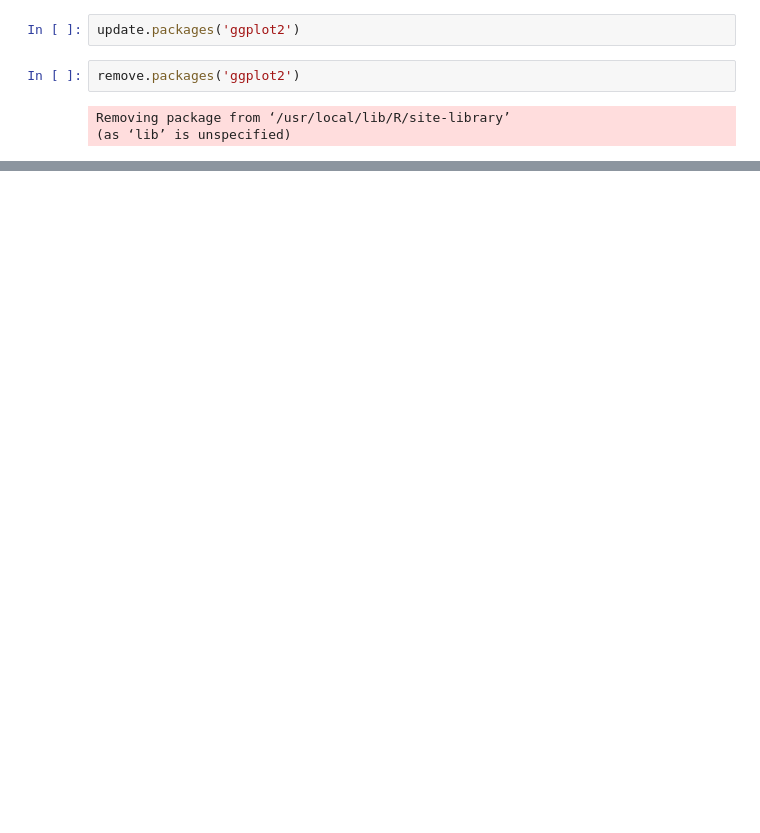
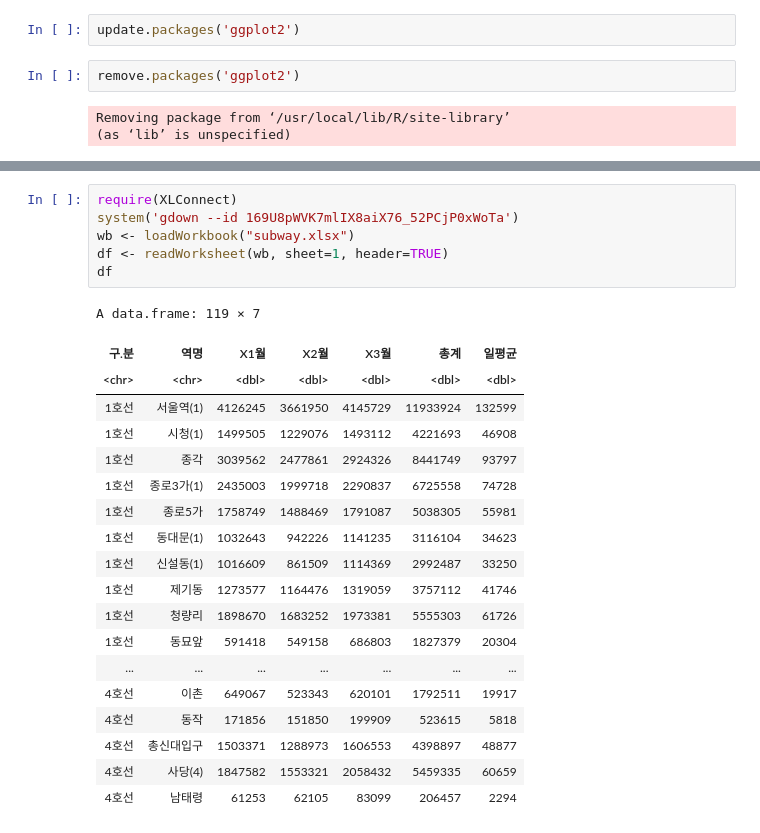
Before and after one commit to yoonyoung27/public_big_data_analysis, a Jupyter notebook: R.ipynb, the cells around one changed output, grey strips where cells are left out. Cells and saved outputs as stored; diff of their text form; blank space fills up the shorter version.

```diff
--- a/R.ipynb
+++ b/R.ipynb
@@ -1129,0 +1203,26 @@ Removing package from ‘/usr/local/lib/R/site-library’
+# %%
+require(XLConnect)
+system('gdown --id 169U8pWVK7mlIX8aiX76_52PCjP0xWoTa')
+wb <- loadWorkbook("subway.xlsx")
+df <- readWorksheet(wb, sheet=1, header=TRUE)
+df
+# %% [output]
+A data.frame: 119 × 7
+| 구.분 | 역명 | X1월 | X2월 | X3월 | 총계 | 일평균 |
+| <chr> | <chr> | <dbl> | <dbl> | <dbl> | <dbl> | <dbl> |
+| 1호선 | 서울역(1) | 4126245 | 3661950 | 4145729 | 11933924 | 132599 |
+| 1호선 | 시청(1) | 1499505 | 1229076 | 1493112 | 4221693 | 46908 |
+| 1호선 | 종각 | 3039562 | 2477861 | 2924326 | 8441749 | 93797 |
+| 1호선 | 종로3가(1) | 2435003 | 1999718 | 2290837 | 6725558 | 74728 |
+| 1호선 | 종로5가 | 1758749 | 1488469 | 1791087 | 5038305 | 55981 |
+| 1호선 | 동대문(1) | 1032643 | 942226 | 1141235 | 3116104 | 34623 |
+| 1호선 | 신설동(1) | 1016609 | 861509 | 1114369 | 2992487 | 33250 |
+| 1호선 | 제기동 | 1273577 | 1164476 | 1319059 | 3757112 | 41746 |
+| 1호선 | 청량리 | 1898670 | 1683252 | 1973381 | 5555303 | 61726 |
+| 1호선 | 동묘앞 | 591418 | 549158 | 686803 | 1827379 | 20304 |
+| ... | ... | ... | ... | ... | ... | ... |
+| 4호선 | 이촌 | 649067 | 523343 | 620101 | 1792511 | 19917 |
+| 4호선 | 동작 | 171856 | 151850 | 199909 | 523615 | 5818 |
+| 4호선 | 총신대입구 | 1503371 | 1288973 | 1606553 | 4398897 | 48877 |
+| 4호선 | 사당(4) | 1847582 | 1553321 | 2058432 | 5459335 | 60659 |
+| 4호선 | 남태령 | 61253 | 62105 | 83099 | 206457 | 2294 |
```
Also changed, not shown: parts of 13 cells of this notebook.
